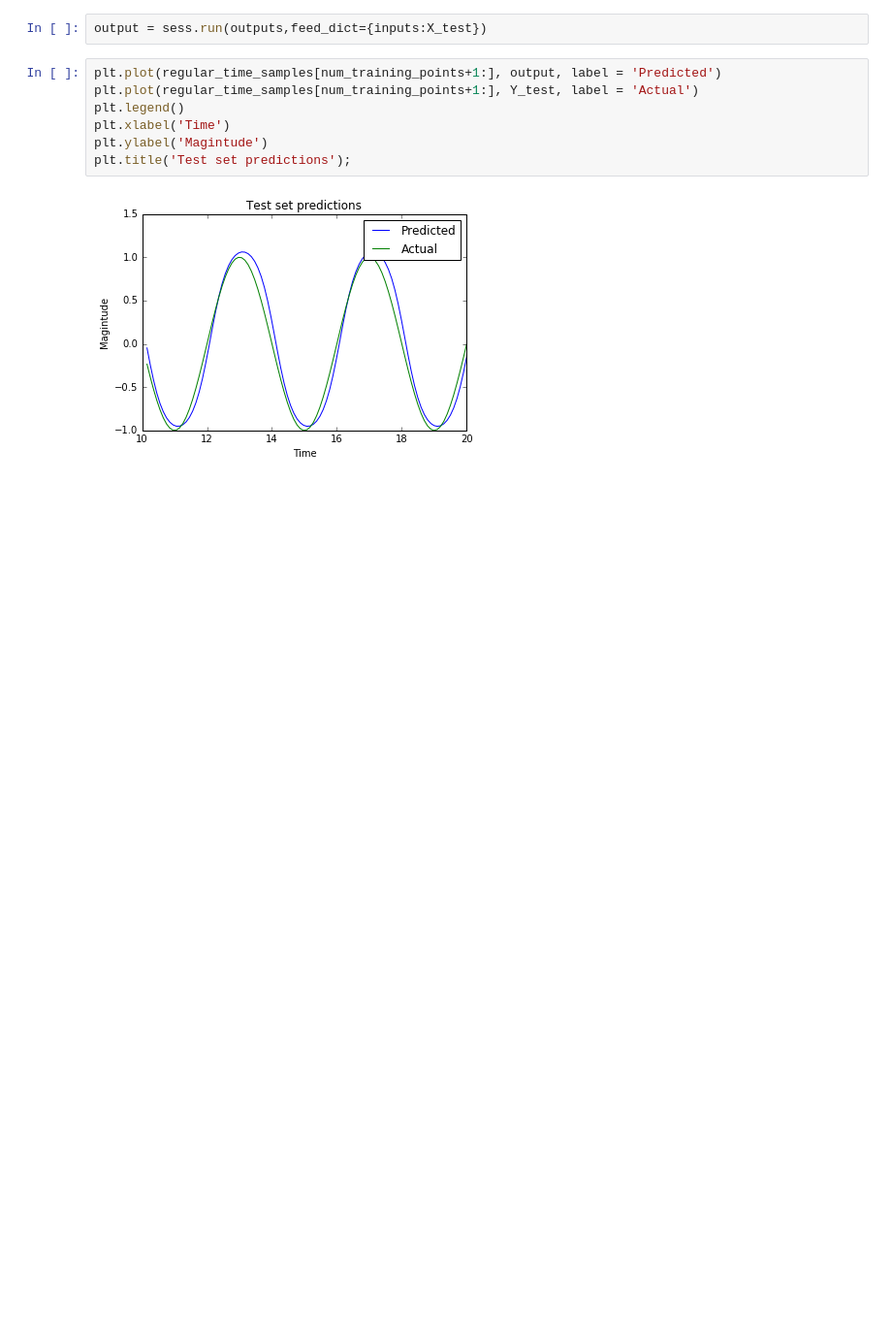
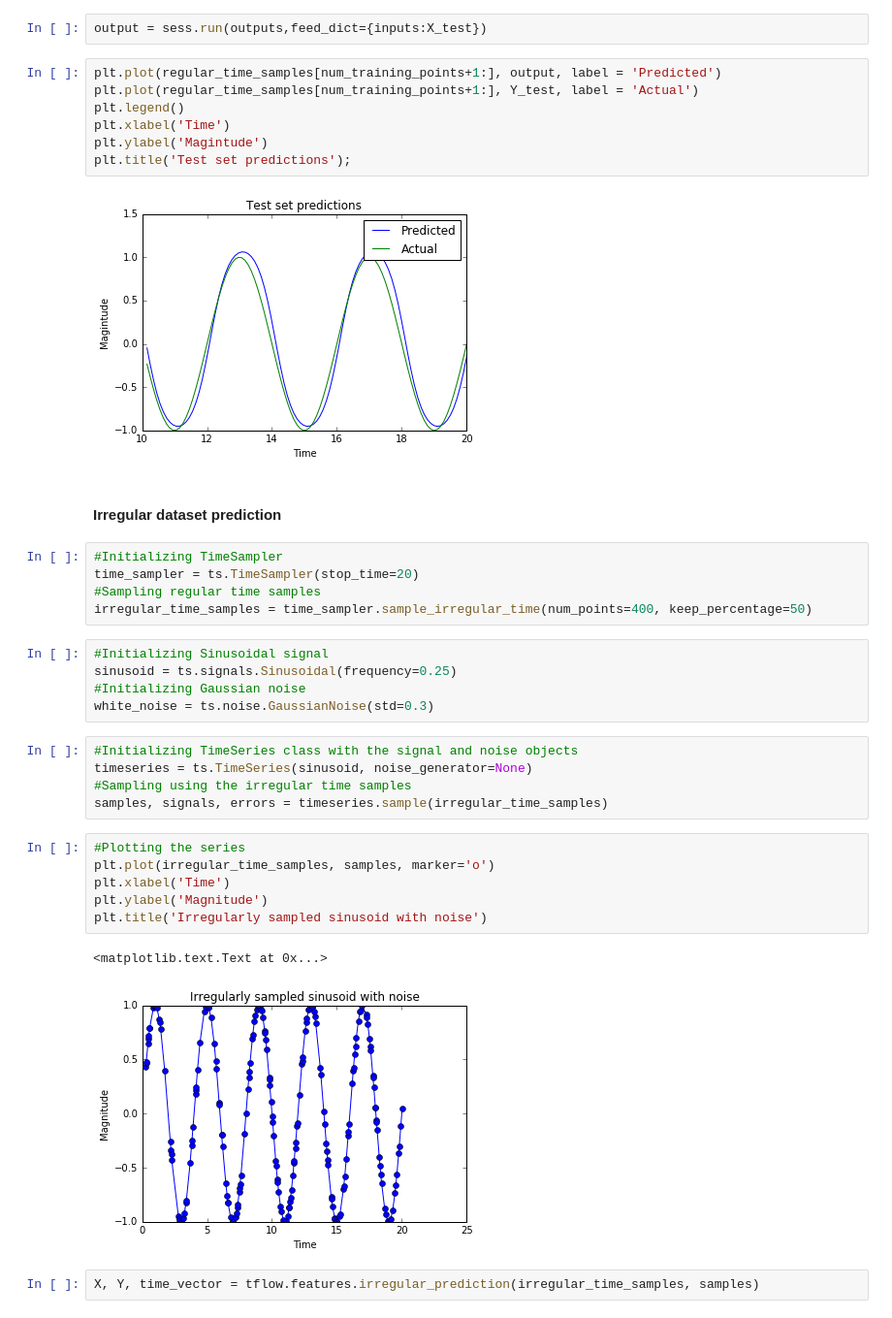
Before and after one commit to abhishekmalali/TimeFlow, a Jupyter notebook: timeflow-examples.ipynb, the cells around one changed output. Shown: that part at 97% size. Drawn from its saved outputs; the diff is of its cells as text; blank space fills up the shorter version.

Commit message:
Updating timeflow examples with irregular time series prediction

```diff
--- a/test-notebook.ipynb
+++ b/timeflow-examples.ipynb
@@ -175,3 +110,31 @@ plt.ylabel('Magintude')
 plt.title('Test set predictions');
 # %% [output]
 [figure]
+# %% [markdown]
+#### Irregular dataset prediction
+# %%
+#Initializing TimeSampler
+time_sampler = ts.TimeSampler(stop_time=20)
+#Sampling regular time samples
+irregular_time_samples = time_sampler.sample_irregular_time(num_points=400, keep_percentage=50)
+# %%
+#Initializing Sinusoidal signal
+sinusoid = ts.signals.Sinusoidal(frequency=0.25)
+#Initializing Gaussian noise
+white_noise = ts.noise.GaussianNoise(std=0.3)
+# %%
+#Initializing TimeSeries class with the signal and noise objects
+timeseries = ts.TimeSeries(sinusoid, noise_generator=None)
+#Sampling using the irregular time samples
+samples, signals, errors = timeseries.sample(irregular_time_samples)
+# %%
+#Plotting the series
+plt.plot(irregular_time_samples, samples, marker='o')
+plt.xlabel('Time')
+plt.ylabel('Magnitude')
+plt.title('Irregularly sampled sinusoid with noise')
+# %% [output]
+<matplotlib.text.Text at 0x...>
+[figure, added]
+# %%
+X, Y, time_vector = tflow.features.irregular_prediction(irregular_time_samples, samples)
```
Also changed, not shown: parts of 12 cells of this notebook.
